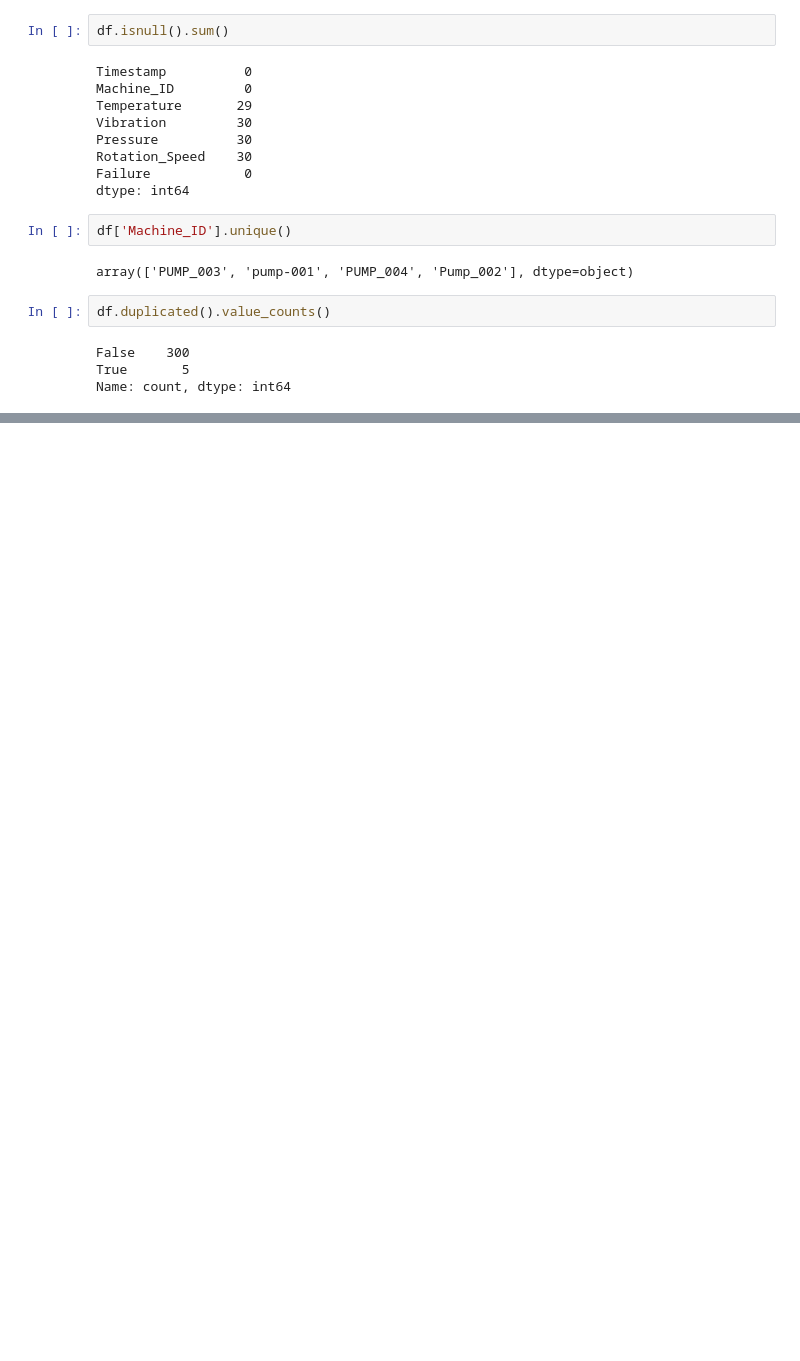
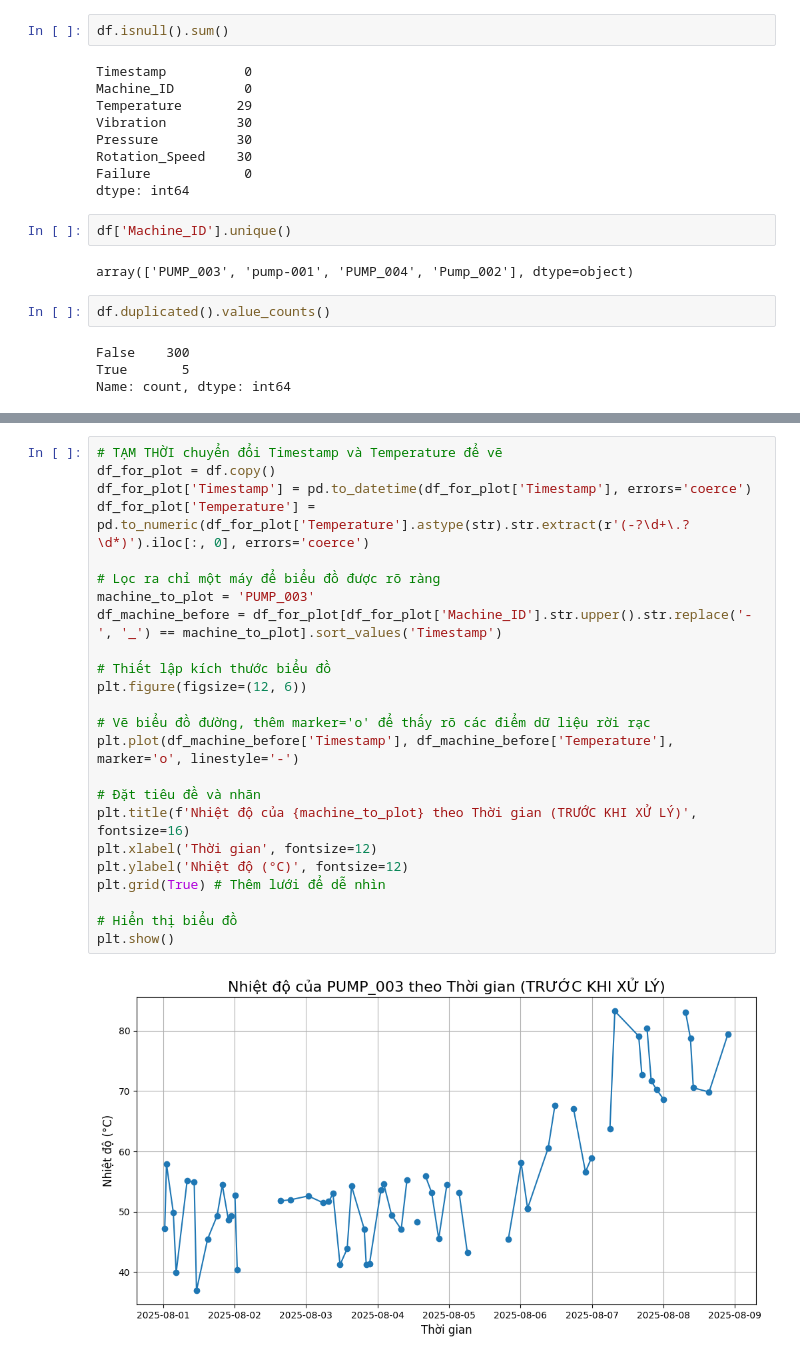
Before and after one commit to nmhkha/dm-project, a Jupyter notebook: pre.ipynb, the cells around one changed output, grey strips where cells are left out. Drawn from its saved outputs; the diff is of its cells as text; blank space fills up the shorter version.

```diff
--- a/pre.ipynb
+++ b/pre.ipynb
@@ -41,0 +89,26 @@ Name: count, dtype: int64
+# %%
+# TẠM THỜI chuyển đổi Timestamp và Temperature để vẽ
+df_for_plot = df.copy()
+df_for_plot['Timestamp'] = pd.to_datetime(df_for_plot['Timestamp'], errors='coerce')
+df_for_plot['Temperature'] = pd.to_numeric(df_for_plot['Temperature'].astype(str).str.extract(r'(-?\d+\.?\d*)').iloc[:, 0], errors='coerce')
+
+# Lọc ra chỉ một máy để biểu đồ được rõ ràng
+machine_to_plot = 'PUMP_003'
+df_machine_before = df_for_plot[df_for_plot['Machine_ID'].str.upper().str.replace('-', '_') == machine_to_plot].sort_values('Timestamp')
+
+# Thiết lập kích thước biểu đồ
+plt.figure(figsize=(12, 6))
+
+# Vẽ biểu đồ đường, thêm marker='o' để thấy rõ các điểm dữ liệu rời rạc
+plt.plot(df_machine_before['Timestamp'], df_machine_before['Temperature'], marker='o', linestyle='-')
+
+# Đặt tiêu đề và nhãn
+plt.title(f'Nhiệt độ của {machine_to_plot} theo Thời gian (TRƯỚC KHI XỬ LÝ)', fontsize=16)
+plt.xlabel('Thời gian', fontsize=12)
+plt.ylabel('Nhiệt độ (°C)', fontsize=12)
+plt.grid(True) # Thêm lưới để dễ nhìn
+
+# Hiển thị biểu đồ
+plt.show()
+# %% [output]
+[figure, added]
```
Also changed, not shown: parts of 8 cells of this notebook.
